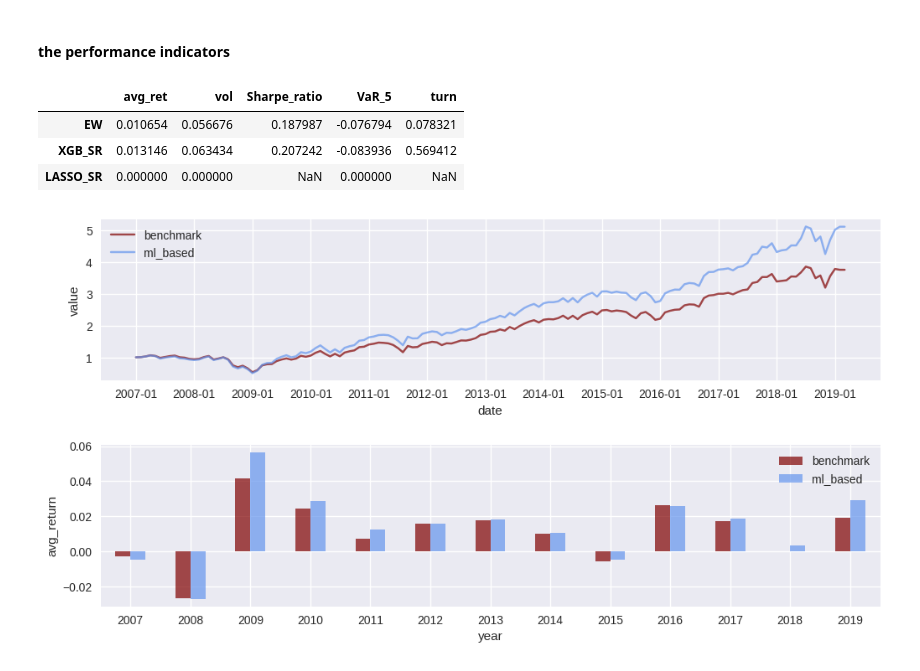
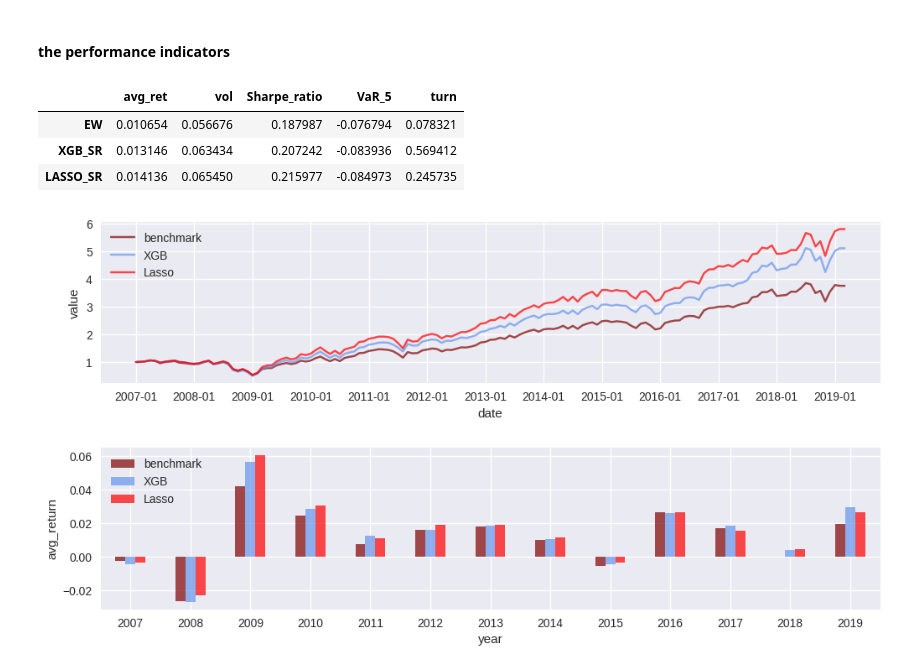
Before and after one commit to donghui-0126/Machine-Learning-for-Factor-Investing, a Jupyter notebook: py_mlfactor.ipynb, the cells around one changed output. Cells and saved outputs as stored; diff of their text form; code cells hidden in the pictures.

```diff
--- a/py_mlfactor.ipynb
+++ b/py_mlfactor.ipynb
@@ -942,15 +1009,15 @@ def weights_xgb(train_data, test_data, features):
 def weights_lasso(train_data, test_data, features):
     train_features = train_data[features] # Indep. variable
     # Dep. variable
-    train_label = train_data['R1M_Usd'] #/ np.exp(train_data['Vol1Y_Usd'])  # label
+    train_label = train_data['R12M_Usd'] / np.exp(train_data['Vol1Y_Usd'])  # label
 
     #
-    ind = (train_label < np.quantile(train_label, 0.2))     # 하위 20퍼 주식에 False를 부여
-    ind |= (train_label > np.quantile(train_label, 0.2))    # 상위 20퍼 주식에 False를 부여
+    ind = (train_label < np.quantile(train_label, 0.5))     # 하위 20퍼 주식에 False를 부여
+    ind |= (train_label > np.quantile(train_label, 0.5))    # 상위 20퍼 주식에 False를 부여
     train_features = train_features.loc[ind, ]   # Filt'd features
     train_label = train_label.loc[ind]          # Filtered label
 
-    model = Lasso(alpha=0.01)
+    model = Lasso(alpha=0.001)
     model.fit(train_features, train_label)
 
     penalized_reg_test = test_data[features]  # Test sample
@@ -1046,46 +1113,52 @@ perf_met_multi(portf_returns, portf_weights, asset_returns, t_oos,
 |  | avg_ret | vol | Sharpe_ratio | VaR_5 | turn |
 | EW | 0.010654 | 0.056676 | 0.187987 | -0.076794 | 0.078321 |
 | XGB_SR | 0.013146 | 0.063434 | 0.207242 | -0.083936 | 0.569412 |
-| LASSO_SR | 0.000000 | 0.000000 | NaN | 0.000000 | NaN |
+| LASSO_SR | 0.014136 | 0.065450 | 0.215977 | -0.084973 | 0.245735 |
 # %%
 import matplotlib.ticker as mticker
 
 g1 = pd.DataFrame([t_oos, np.cumprod(1+portf_returns[:,0]),
-                   np.cumprod(1+portf_returns[:,1])],
-                  index = ["date","benchmark","ml_based"]).T
+                   np.cumprod(1+portf_returns[:,1]),
+                   np.cumprod(1+portf_returns[:,2])],
+                  index = ["date","benchmark","XGB","Lasso"]).T
+
 g1["benchmark"] = g1["benchmark"].astype("float")
-g1["ml_based"] = g1["ml_based"].astype("float")
+g1["XGB"] = g1["XGB"].astype("float")
+g1["Lasso"] = g1["Lasso"].astype("float")
 
 g2 = pd.DataFrame([list(map(lambda x: str(dd.strptime(x, "%Y-%m-%d").year), t_oos)),
-                   portf_returns[:,0], portf_returns[:,1]],
-                  index = ["year","benchmark","ml_based"]).T
+                   portf_returns[:,0], portf_returns[:,1], portf_returns[:,2]],
+                  index = ["year","benchmark","XGB","Lasso"]).T
+
 g2["benchmark"] = g2["benchmark"].astype("float")
-g2["ml_based"] = g2["ml_based"].astype("float")
-
+g2["XGB"] = g2["XGB"].astype("float")
+g2["Lasso"] = g2["Lasso"].astype("float")
 
 fig = plt.figure(figsize=(12,6))
 
 ax1 = plt.subplot(211)
 ax1.plot(g1["date"], g1["benchmark"], label="benchmark", color="maroon", alpha=0.7);
-ax1.plot(g1["date"], g1["ml_based"], label="ml_based", color="cornflowerblue", alpha=0.7);
+ax1.plot(g1["date"], g1["XGB"], label="XGB", color="cornflowerblue", alpha=0.7);
+ax1.plot(g1["date"], g1["Lasso"], label="Lasso", color="red", alpha=0.7);
+
 ax1.legend(loc="best")
 ax1.set_xlabel("date")
 ax1.set_ylabel("value")
 
 skip = 12
 ticklabels = pd.to_datetime(g1['date']).dt.strftime('%Y-%m')[::skip].values
 ax1.set_xticks(range(g1.shape[0])[::skip])
 ax1.xaxis.set_major_formatter(mticker.FixedFormatter(ticklabels));
 for label in ax1.get_xticklabels():
     label.set_rotation(0);
 
 ax2 = plt.subplot(212)
-g2.groupby("year").mean().plot.bar(ax=ax2, color=["maroon","cornflowerblue"],
+g2.groupby("year").mean().plot.bar(ax=ax2, color=["maroon","cornflowerblue","red"],
                                    alpha=0.7);
 for label in ax2.get_xticklabels():
     label.set_rotation(0);
 ax2.set_ylabel("avg_return")
 
 fig.subplots_adjust(hspace=0.4)
 # %% [output]
-[figure, old version]
+[figure, new version]
```
Also changed, not shown: parts of 14 cells of this notebook.
